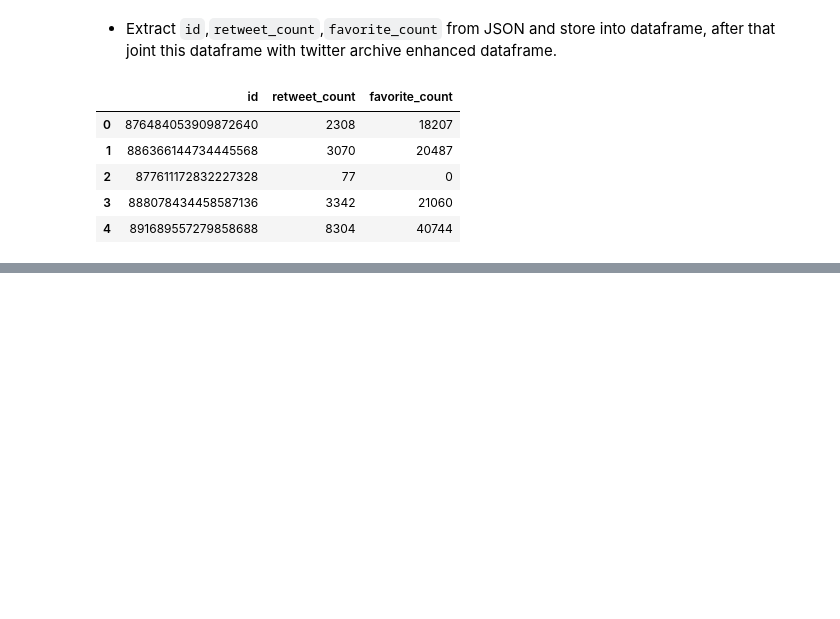
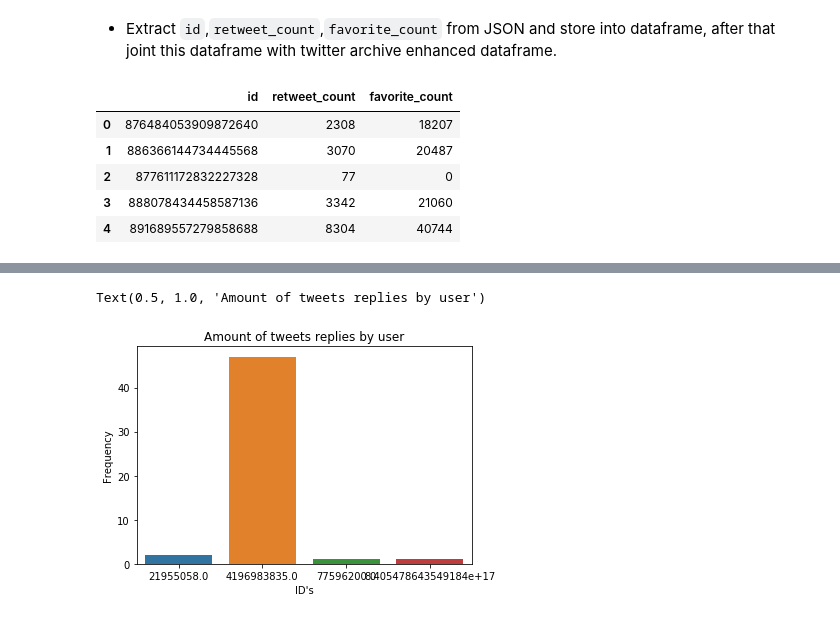
Before and after one commit to ordepzero/weratedogs_tweet_analysis, a Jupyter notebook: wrangle_act.ipynb, the cells around one changed output, grey strips where cells are left out. Saved outputs shown, nothing was run; the diff lists cells and outputs as text; code cells hidden in the pictures; blank space fills up the shorter version.

```diff
--- a/wrangle_act.ipynb
+++ b/wrangle_act.ipynb
@@ -544,0 +560,9 @@ result.to_csv('twitter_archive_master.csv')
+# %%
+reply_user_id = result['in_reply_to_user_id'].value_counts()[1:5]
+reply_user_id
+ax = sns.barplot(x=reply_user_id.index, y=reply_user_id.values)
+ax.set(xlabel='ID\'s', ylabel='Frequency')
+ax.set_title('Amount of tweets replies by user')
+# %% [output]
+Text(0.5, 1.0, 'Amount of tweets replies by user')
+[figure, added]
```
Also changed, not shown: parts of 13 cells of this notebook.
